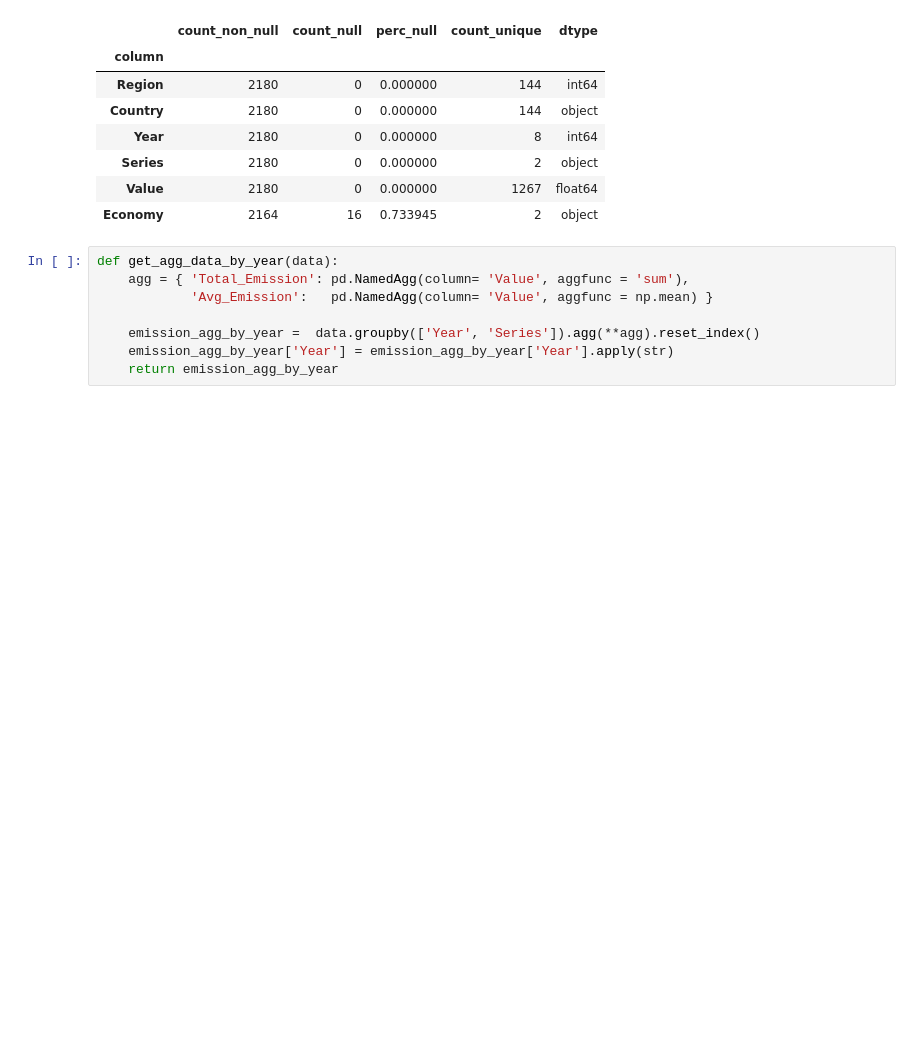
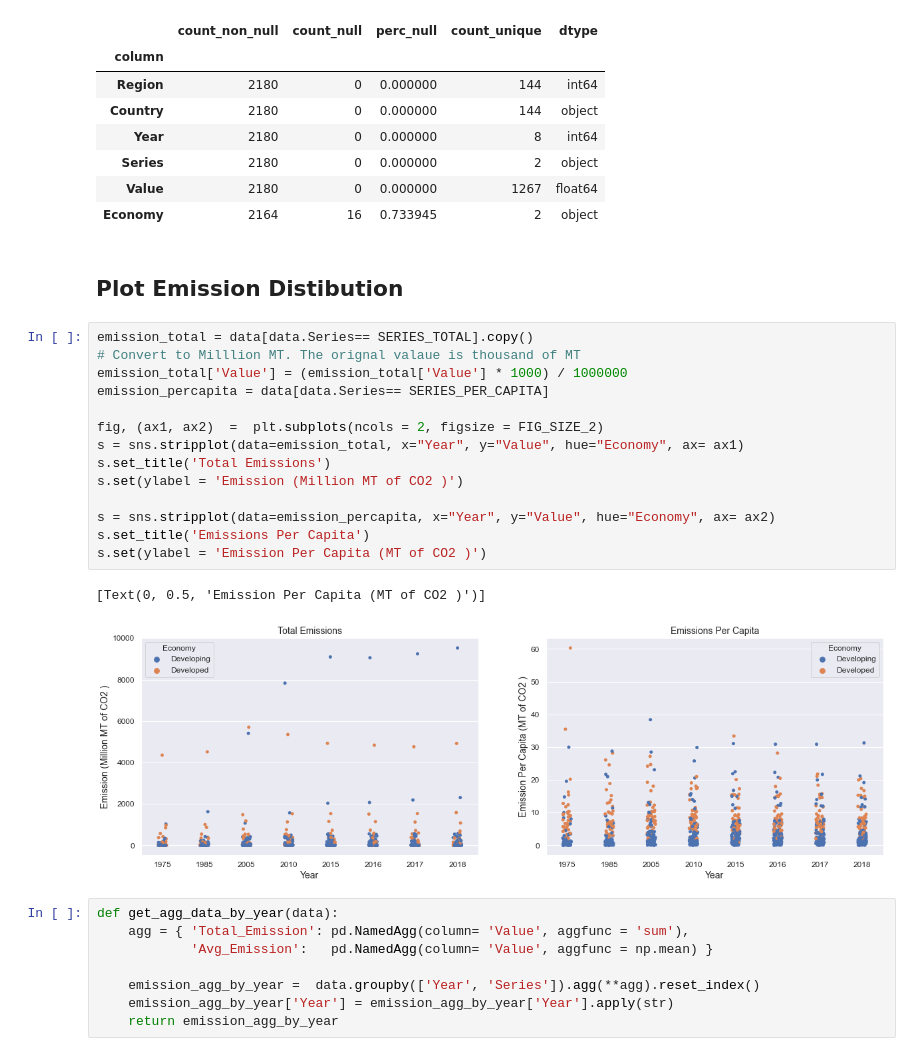
Before and after one commit to ajayrawatsap/MLTraining, a Jupyter notebook: co2_emission.ipynb, the cells around one changed output. Saved outputs shown, nothing was run; the diff lists cells and outputs as text; blank space fills up the shorter version.

```diff
--- a/co2_emission.ipynb
+++ b/co2_emission.ipynb
@@ -80,6 +80,25 @@ column_properties(data)
 | Series | 2180 | 0 | 0.000000 | 2 | object |
 | Value | 2180 | 0 | 0.000000 | 1267 | float64 |
 | Economy | 2164 | 16 | 0.733945 | 2 | object |
+# %% [markdown]
+## Plot Emission Distibution
+# %%
+emission_total = data[data.Series== SERIES_TOTAL].copy()
+# Convert to Milllion MT. The orignal valaue is thousand of MT
+emission_total['Value'] = (emission_total['Value'] * 1000) / 1000000
+emission_percapita = data[data.Series== SERIES_PER_CAPITA]
+
+fig, (ax1, ax2)  =  plt.subplots(ncols = 2, figsize = FIG_SIZE_2)
+s = sns.stripplot(data=emission_total, x="Year", y="Value", hue="Economy", ax= ax1)
+s.set_title('Total Emissions')
+s.set(ylabel = 'Emission (Million MT of CO2 )')
+
+s = sns.stripplot(data=emission_percapita, x="Year", y="Value", hue="Economy", ax= ax2)
+s.set_title('Emissions Per Capita')
+s.set(ylabel = 'Emission Per Capita (MT of CO2 )')
+# %% [output]
+[Text(0, 0.5, 'Emission Per Capita (MT of CO2 )')]
+[figure, added]
 # %%
 def get_agg_data_by_year(data):
     agg = { 'Total_Emission': pd.NamedAgg(column= 'Value', aggfunc = 'sum'),
```
Also changed, not shown: parts of 3 cells of this notebook.
